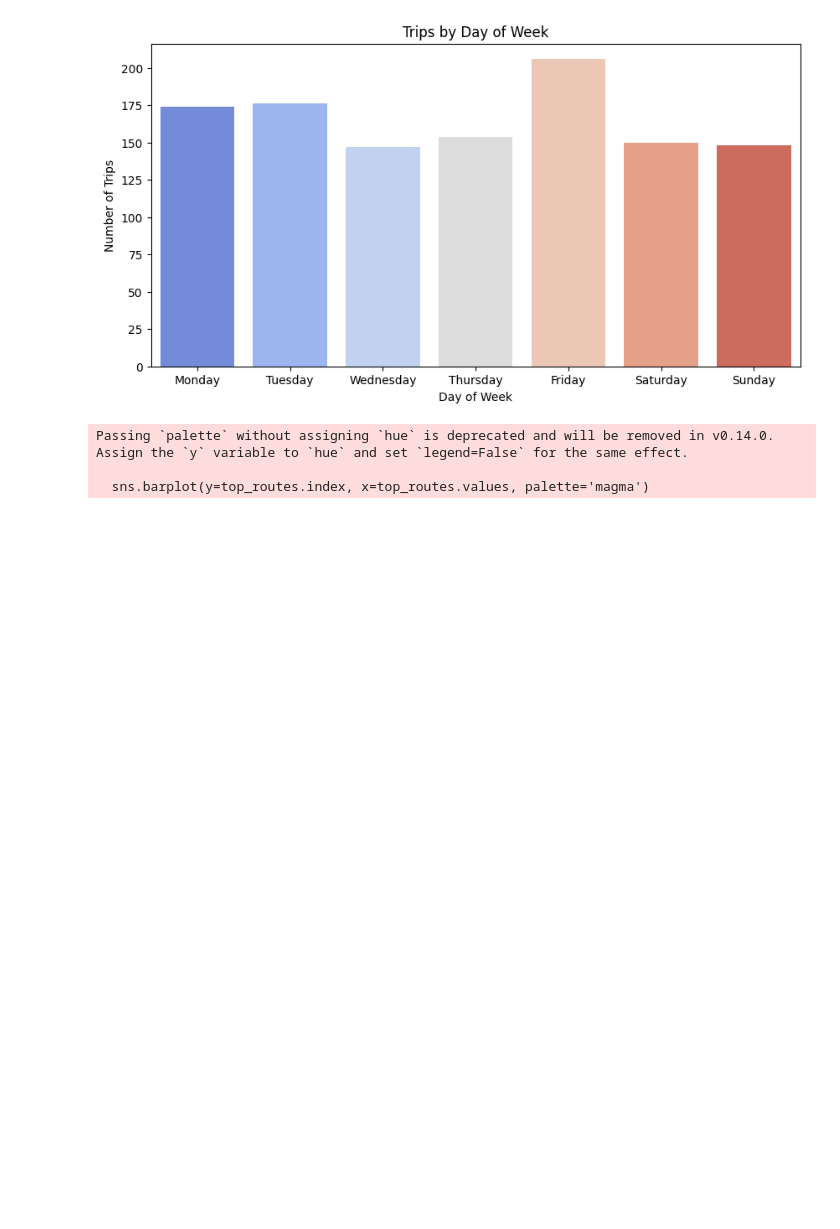
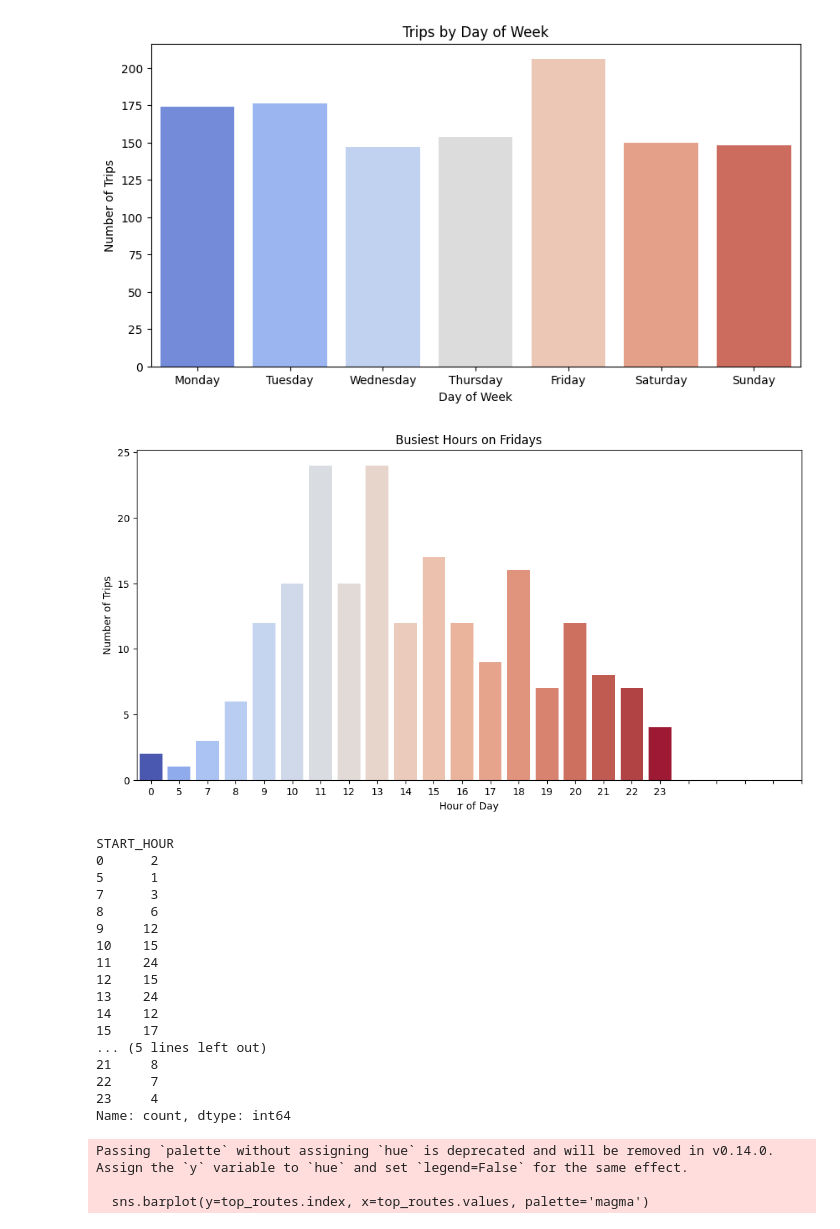
Before and after one commit to manpb/uber-rides-analysis-python, a Jupyter notebook: notebooks/uber_rides_analysis.ipynb, the cells around one changed output. Saved outputs shown, nothing was run; the diff lists cells and outputs as text; code cells hidden in the pictures; blank space fills up the shorter version.

```diff
--- a/notebooks/uber_rides_analysis.ipynb
+++ b/notebooks/uber_rides_analysis.ipynb
@@ -263,6 +268,41 @@ Passing `palette` without assigning `hue` is deprecated and will be removed in v
 
   sns.countplot(x='START_WEEKDAY', data=dataset,
 [figure]
+# %%
+# Filter Friday trips
+friday_data = dataset[dataset['START_WEEKDAY'] == 'Friday']
+
+# Count trips by hour on Friday
+friday_hourly = friday_data['START_HOUR'].value_counts().sort_index()
+
+plt.figure(figsize=(12,6))
+sns.barplot(x=friday_hourly.index, hue=friday_hourly.index, legend=False, y=friday_hourly.values, palette='coolwarm')
+plt.title('Busiest Hours on Fridays')
+plt.xlabel('Hour of Day')
+plt.ylabel('Number of Trips')
+plt.xticks(range(0,24))
+plt.show()
+
+print(friday_hourly)
+# %% [output]
+[figure, added]
+START_HOUR
+0      2
+5      1
+7      3
+8      6
+9     12
+10    15
+11    24
+12    15
+13    24
+14    12
+15    17
+... (5 lines left out)
+21     8
+22     7
+23     4
+Name: count, dtype: int64
 # %%
 #mostfrequent routes
 dataset.loc[:,'ROUTE'] = dataset['START'] + " to " + dataset['STOP']
```
Also changed, not shown: parts of 2 cells of this notebook.
